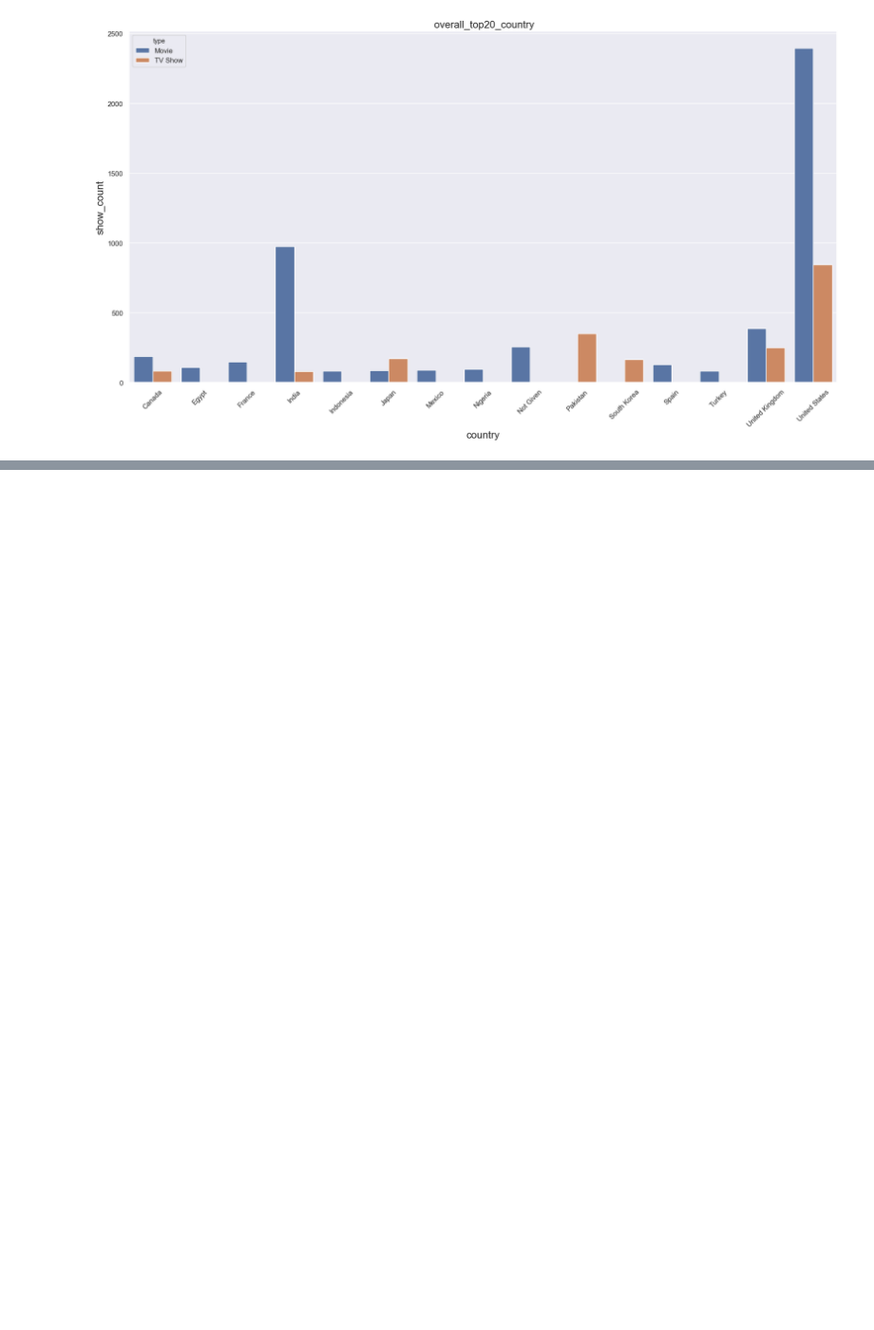
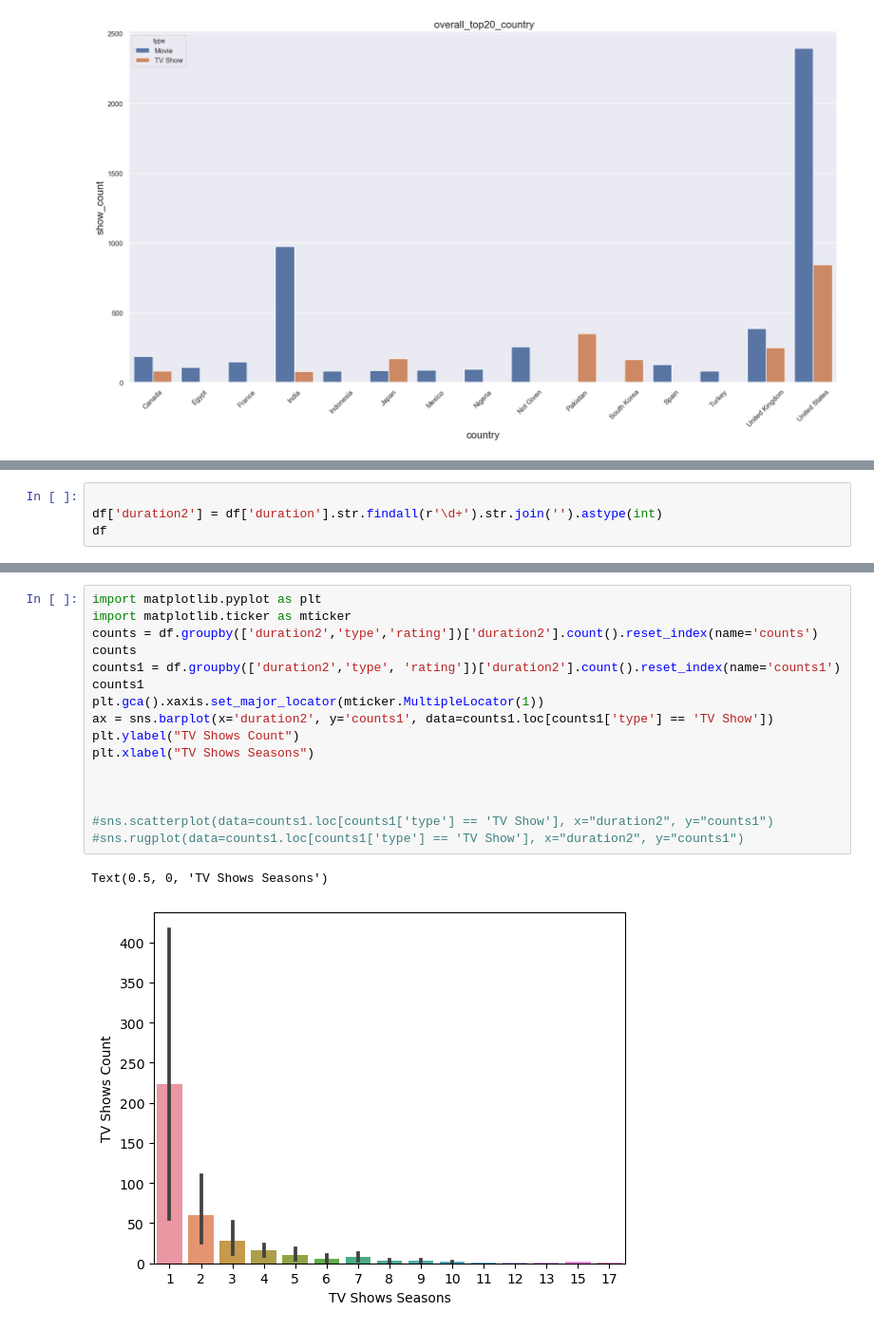
Before and after one commit to hadeeldh/hadeeldh, a Jupyter notebook: ProjBootcamp-checkpoint.ipynb, the cells around one changed output, grey strips where cells are left out. Shown at 95% size. Cells and saved outputs as stored; diff of their text form; blank space fills up the shorter version.

```diff
--- a/ProjBootcamp-checkpoint.ipynb
+++ b/ProjBootcamp-checkpoint.ipynb
@@ -281,0 +364,4 @@ plt.xticks(rotation = 45);
+# %%
+
+df['duration2'] = df['duration'].str.findall(r'\d+').str.join('').astype(int)
+df
@@ -281,0 +382,19 @@ plt.xticks(rotation = 45);
+# %%
+import matplotlib.pyplot as plt
+import matplotlib.ticker as mticker
+counts = df.groupby(['duration2','type','rating'])['duration2'].count().reset_index(name='counts')
+counts
+counts1 = df.groupby(['duration2','type', 'rating'])['duration2'].count().reset_index(name='counts1')
+counts1
+plt.gca().xaxis.set_major_locator(mticker.MultipleLocator(1))
+ax = sns.barplot(x='duration2', y='counts1', data=counts1.loc[counts1['type'] == 'TV Show'])
+plt.ylabel("TV Shows Count")
+plt.xlabel("TV Shows Seasons")
+
+
+
+#sns.scatterplot(data=counts1.loc[counts1['type'] == 'TV Show'], x="duration2", y="counts1")
+#sns.rugplot(data=counts1.loc[counts1['type'] == 'TV Show'], x="duration2", y="counts1")
+# %% [output]
+Text(0.5, 0, 'TV Shows Seasons')
+[figure, added]
```
Also changed, not shown: parts of 13 cells of this notebook, 1 other file.
